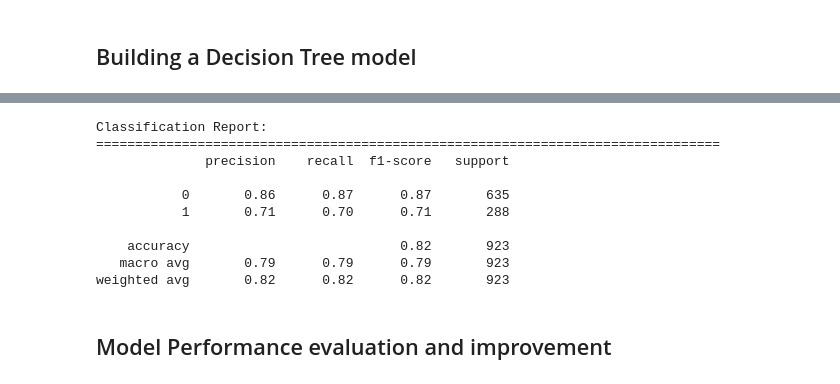
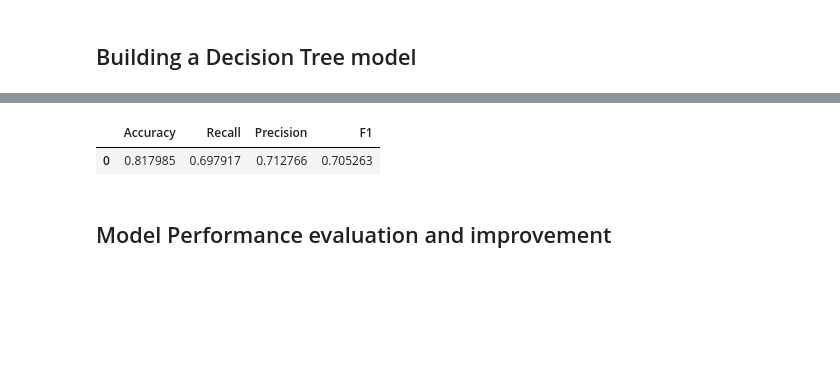
Before and after one commit to angelcodex/practical_data_science, a Jupyter notebook: notebooks/cuevas25_full_code_potential_customer_prediction.ipynb, the cells around one changed output, grey strips where cells are left out. Cells and saved outputs as stored; diff of their text form; code cells hidden in the pictures; blank space fills up the shorter version.

```diff
--- a/notebooks/Learner Notebook - Full Code Version - Potential Customers Prediction.ipynb
+++ b/notebooks/cuevas25_full_code_potential_customer_prediction.ipynb
@@ -518,73 +460,15 @@ Name: proportion, dtype: float64
 # %% [markdown]
 ## Building a Decision Tree model
 # %%
-# Importing classification metrics
-from sklearn.metrics import (
-    accuracy_score,
-    confusion_matrix,
-    precision_score,
-    recall_score,
-    f1_score,
-    classification_report
-)
 
-# Function to compute different metrics to check performance of a classification model
-def model_performance_classification(model, predictors, target):
-    """
-    Function to compute different metrics to check classification model performance
-
-    model: classifier
-    predictors: independent variables
-    target: dependent variable
-    """
-    pred = model.predict(predictors)
-    acc = accuracy_score(target, pred)
-    recall = recall_score(target, pred)
-    precision = precision_score(target, pred)
-    f1 = f1_score(target, pred)
-
-    # Creating a dataframe of metrics
-    df_perf = pd.DataFrame(
-        {
-            "Accuracy": acc,
-            "Precision": precision,
-            "Recall": recall,
-            "F1": f1,
-        },
-        index=[0],
-    )
-
-    return df_perf
-
-# Build Decision Tree Classifier
+# Decision Tree Classifier
 dt_classifier = DecisionTreeClassifier(random_state=1)
 
-# Fit model on training data
+# Fitting the model
 dt_classifier.fit(X_train, y_train)
 
-# Evaluate on test data
-print("Decision Tree Model Performance on Test Set:")
-print("=" * 80)
-dt_perf = model_performance_classification(dt_classifier, X_test, y_test)
-print(dt_perf)
+# Model Performance on the test data
+dt_classifier_perf_test = model_performance_classification(dt_classifier, X_test, y_test)
 
-# Confusion Matrix
-print("\nConfusion Matrix:")
-print("=" * 80)
-cm = confusion_matrix(y_test, dt_classifier.predict(X_test))
-print(cm)
-
-# Visualize confusion matrix
-plt.figure(figsize=(8, 6))
-sns.heatmap(cm, annot=True, fmt='d', cmap='Blues', cbar=False)
-plt.title('Decision Tree - Confusion Matrix')
-plt.ylabel('Actual')
-plt.xlabel('Predicted')
-plt.tight_layout()
-plt.show()
-
-# Classification Report
-print("\nClassification Report:")
-print("=" * 80)
-print(classification_report(y_test, dt_classifier.predict(X_test)))
+dt_classifier_perf_test
 # %% [output]
@@ -601,13 +475,5 @@ Confusion Matrix:
-Classification Report:
-================================================================================
-              precision    recall  f1-score   support
-
-           0       0.86      0.87      0.87       635
-           1       0.71      0.70      0.71       288
-
-    accuracy                           0.82       923
-   macro avg       0.79      0.79      0.79       923
-weighted avg       0.82      0.82      0.82       923
+|  | Accuracy | Recall | Precision | F1 |
+| 0 | 0.817985 | 0.697917 | 0.712766 | 0.705263 |
 # %% [markdown]
 ## Model Performance evaluation and improvement
 # %%
```
Also changed, not shown: parts of 16 cells of this notebook, 6 other files.
